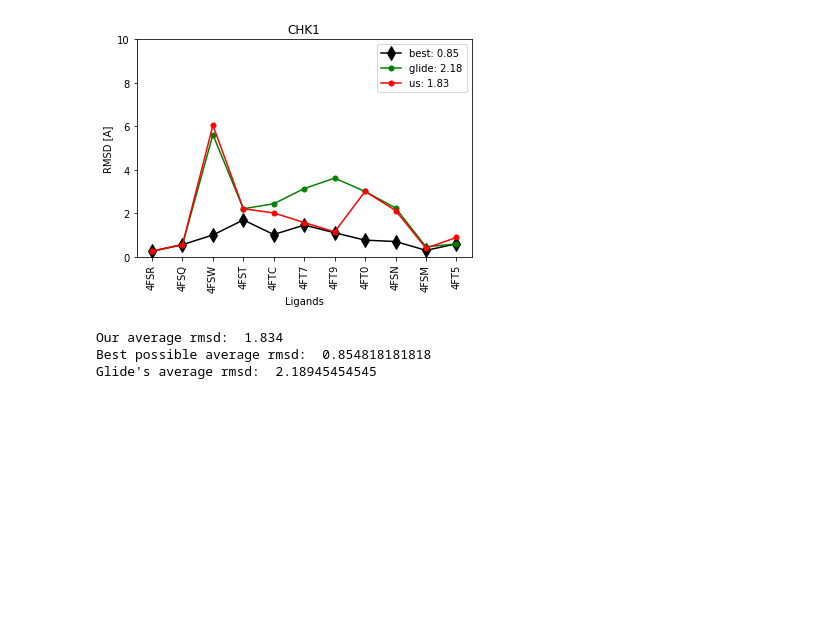
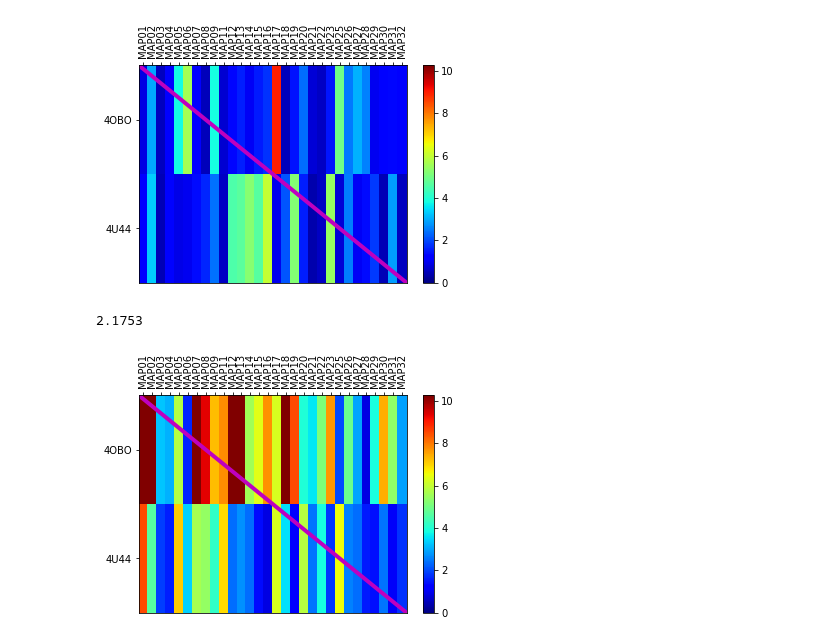
Before and after one commit to orangese/combind_multistruct_benchmarking, a Jupyter notebook: notebooks/main.ipynb, the cells around one changed output. Cells and saved outputs as stored; diff of their text form; code cells hidden in the pictures; blank space fills up the shorter version.

Commit message:
lots of misc updates. removed antiquated docking settings (saved in _all_dock.py)

```diff
--- a/notebooks/main.ipynb
+++ b/notebooks/main.ipynb
@@ -43,13 +49,15 @@ docking_fp_dir = data_set_dir + 'glide_ifp_july9/'
 #           e.g., crystals['4LDO'] = Pose(rmsd=0, fingerprint, num=0, gscore=0)
 # glides:   maps ligand_struct, grid_struct to Ligands,
 #           e.g., glides['4LDO']['4LDO'] = Ligand(...)
-w1 = [10,10,10,1,0]
-w2 = [10,10,0,0,1]
+
 ## STEP 1:
 ## load in the crystal structures, docking results, and fingerprints
-(crystals, glides) = load_data(
-    data_set_dir, rmsd_file, ligands_dir, grids_dir, glide_dir, crystal_fp_file, docking_fp_dir,w=w1)
 
-#(crystals2, glides2) = load_data(
-#    data_set_dir, rmsd_file, ligands_dir, grids_dir, glide_dir, crystal_fp_file, docking_fp_dir,w=w2)
+w1 = [10,10,10,1,0,0,0]
+w2 = [10,10,10,1,0]
+
+#(all_crystals, all_glides) = load_data(
+#    data_set_dir, rmsd_file, glide_dir, crystal_fp_file, docking_fp_dir,w=w2)
+(all_xcrystals, all_xglides) = load_data(
+    data_set_dir, xrmsd_file, xglide_dir, crystal_fp_file, xdocking_fp_dir,w=[10,10,10,1,0])
 # %% [output]
@@ -112,15 +71,38 @@ scores = Scores(glides, crystals, filtered_ligands, best_structure, max_num_pose
-# %%
-## STEP 5:
-## plot results
-
-# final_rmsds maps a ligand to its final_rmsd
-final_rmsds = plot_final_rmsds(scores,receptor)#,scores2,'new vdw: ')
-
-print 'Our average rmsd: ', sum([i[1] for i in final_rmsds])/float(len(final_rmsds))
-print 'Best possible average rmsd: ', sum([i[2] for i in final_rmsds])/float(len(final_rmsds))
-print 'Glide\'s average rmsd: ', sum([i[3] for i in final_rmsds])/float(len(final_rmsds))
-# %% [output]
-[figure, removed]
-Our average rmsd:  1.834
-Best possible average rmsd:  0.854818181818
-Glide's average rmsd:  2.18945454545
+# %%
+## STEP 2:
+## visualize docking results
+
+# in the heatmaps, each row is a structure and each column is a ligand
+
+ligs = sorted(all_xglides.keys())#['4LDL','4LDO','4QKX'] # ['3P0G','4LDL','4LDO','4QKX','3PDS']
+structs = ['4OBO','4U44']
+
+xglides = {l:{s:all_xglides[l][s] for s in all_xglides[l] if s in structs} for l in all_xglides if l in ligs}
+xcrystals = {s:all_xcrystals[s] for s in all_xcrystals if s in structs}
+
+get_ipython().magic(u'matplotlib inline')
+
+best_rmsd_matrix = best_pose(ligs, structs, xglides, 25)
+heatmap(best_rmsd_matrix, ligs, structs)
+print np.nanmean(best_rmsd_matrix)
+
+var_mat = docking_variance(ligs, structs, xglides, 25)
+heatmap(var_mat, ligs, structs)
+
+#luck = 0
+#total = 0
+#for l in glides.keys():
+#    for s in glides.keys():
+#        total += 1
+#        p = [glides[l][s].poses[i].rmsd for i in range(50) if i < len(glides[l][s].poses)]
+#        if np.mean(p) < 2 and np.var(p) < 1:
+#            luck += 1
+            #print 'lig, struct: ', l, s
+            #print 'mean: ', np.mean(p)
+            #print 'var: ', np.var(p)
+
+#print luck, total
+# %% [output]
+[figure, added]
+2.1753
+[figure, added]
```
Also changed, not shown: parts of 19 cells of this notebook, 18 other files.
